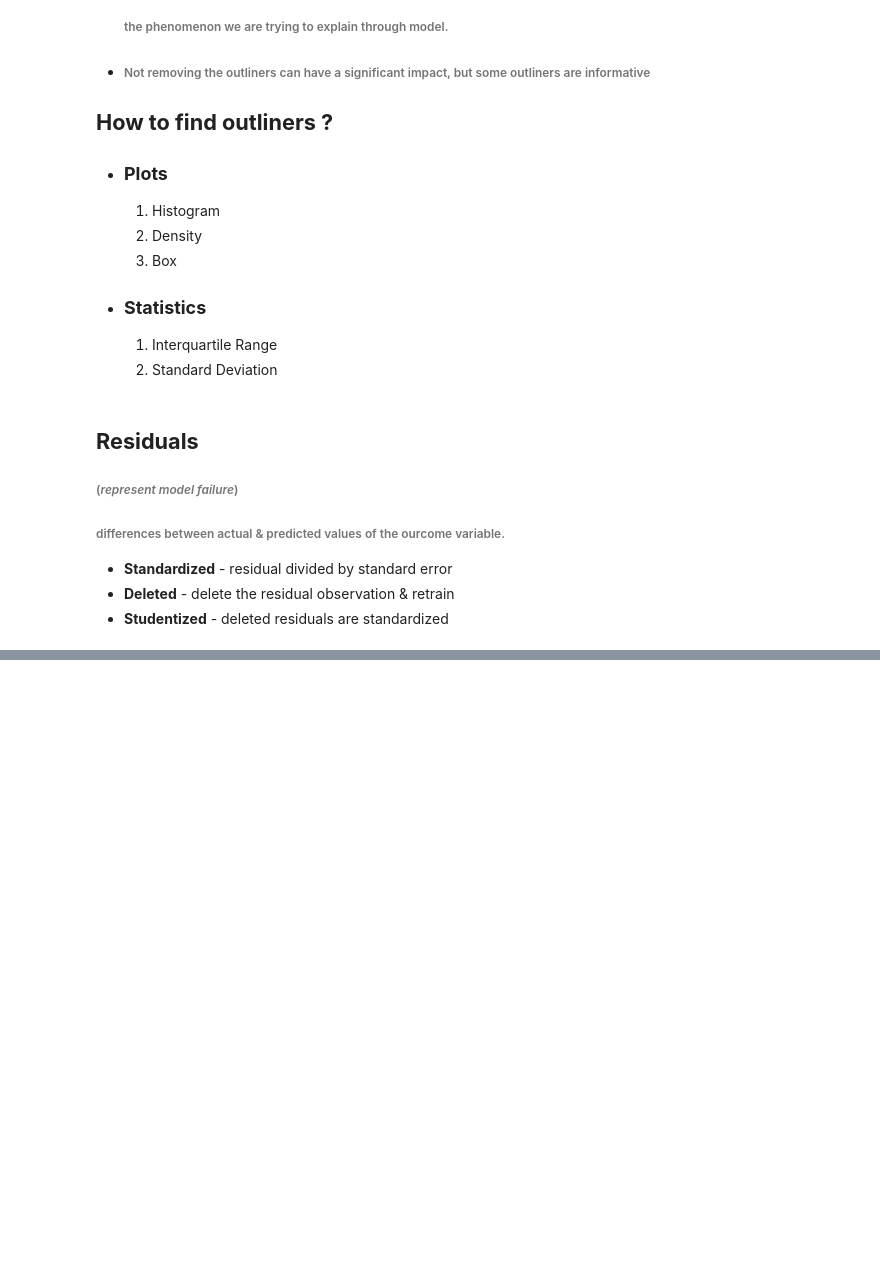
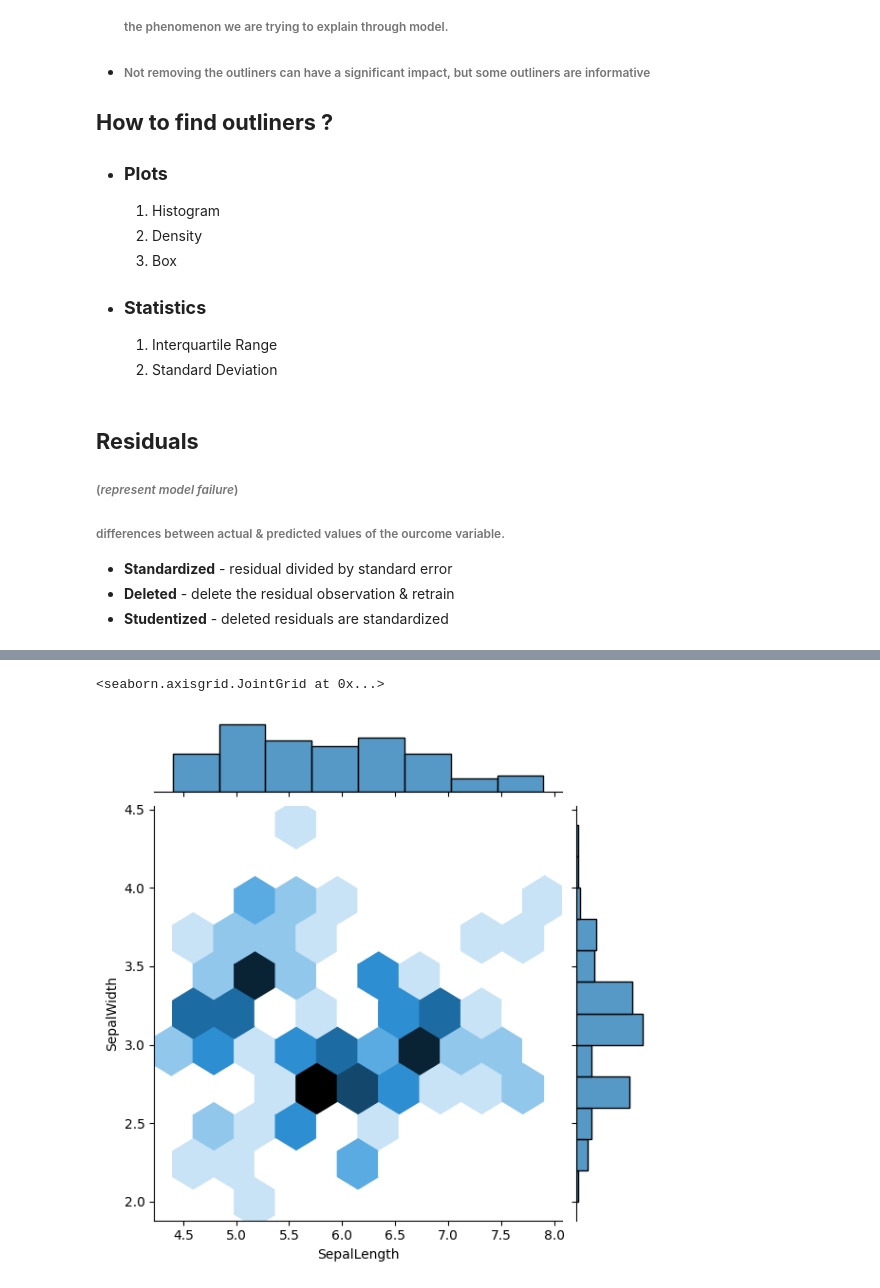
Before and after one commit to sukhmani1303/MachineLearning, a Jupyter notebook: EDA-for-ML/eda4ml.ipynb, the cells around one changed output, grey strips where cells are left out. Cells and saved outputs as stored; diff of their text form; code cells hidden in the pictures; blank space fills up the shorter version.

```diff
--- a/EDA-for-ML/eda4ml.ipynb
+++ b/EDA-for-ML/eda4ml.ipynb
@@ -146,0 +193,6 @@ outliners = [x for x in data['columns'] if x>max]
+# %%
+# using hex plot
+sns.jointplot(x = data['SepalLength'], y = data["SepalWidth"], kind = "hex")
+# %% [output]
+<seaborn.axisgrid.JointGrid at 0x...>
+[figure, added]
```
Also changed, not shown: parts of 9 cells of this notebook.
